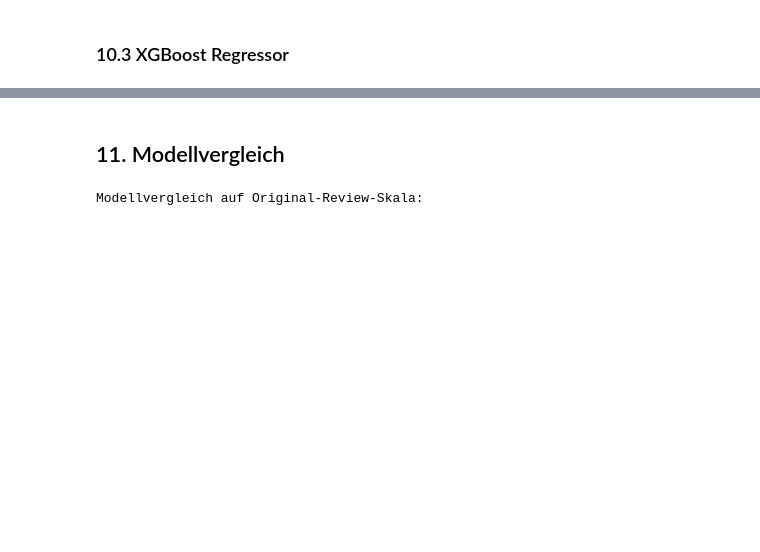
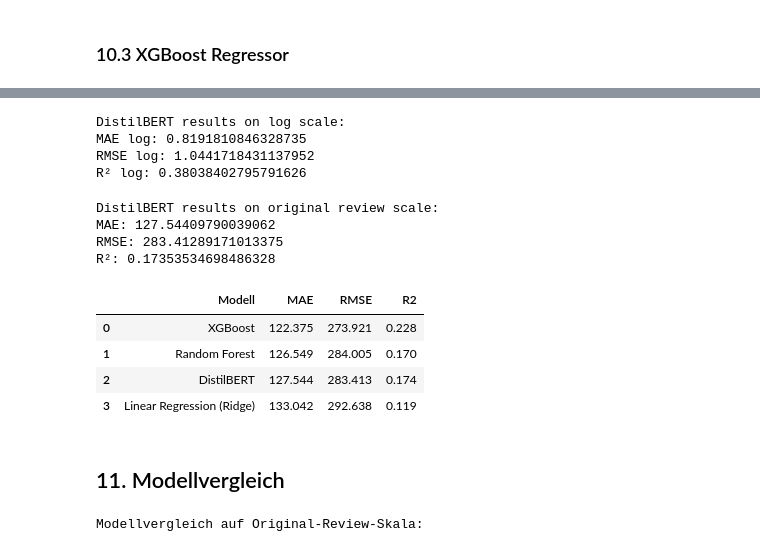
Before and after one commit to codesbyPJ/Steam-Sales-Prediction, a Jupyter notebook: steam_sales_prediction.ipynb, the cells around one changed output, grey strips where cells are left out. Cells and saved outputs as stored; diff of their text form; code cells hidden in the pictures; blank space fills up the shorter version.

```diff
--- a/steam_sales_prediction.ipynb
+++ b/steam_sales_prediction.ipynb
@@ -658,3 +1005,69 @@ else:
+# %%
+# ------------------------------------------------------------
+# 10. Metrics on log scale
+# ------------------------------------------------------------
+
+mae_log = mean_absolute_error(distilbert_true_log, distilbert_preds_log)
+rmse_log = np.sqrt(mean_squared_error(distilbert_true_log, distilbert_preds_log))
+r2_log = r2_score(distilbert_true_log, distilbert_preds_log)
+
+print("DistilBERT results on log scale:")
+print("MAE log:", mae_log)
+print("RMSE log:", rmse_log)
+print("R² log:", r2_log)
+# %% [output]
+DistilBERT results on log scale:
+MAE log: 0.8191810846328735
+RMSE log: 1.0441718431137952
+R² log: 0.38038402795791626
+# %%
+# ------------------------------------------------------------
+# 11. Metrics on original review scale
+# ------------------------------------------------------------
+
+y_true_distilbert = np.expm1(distilbert_true_log)
+y_pred_distilbert = np.expm1(distilbert_preds_log)
+
+# Avoid negative predictions after transformation
+y_pred_distilbert = np.maximum(y_pred_distilbert, 0)
+
+mae = mean_absolute_error(y_true_distilbert, y_pred_distilbert)
+rmse = np.sqrt(mean_squared_error(y_true_distilbert, y_pred_distilbert))
+r2 = r2_score(y_true_distilbert, y_pred_distilbert)
+
+print("DistilBERT results on original review scale:")
+print("MAE:", mae)
+print("RMSE:", rmse)
+print("R²:", r2)
+# %% [output]
+DistilBERT results on original review scale:
+MAE: 127.54409790039062
+RMSE: 283.41289171013375
+R²: 0.17353534698486328
+# %%
+# ------------------------------------------------------------
+# 12. Add DistilBERT to your comparison table
+# ------------------------------------------------------------
+
+results["DistilBERT"] = {
+    "Modell": "DistilBERT",
+    "MAE": mae,
+    "RMSE": rmse,
+    "R2": r2
+}
+
+predictions["DistilBERT"] = y_pred_distilbert
+
+results_df = pd.DataFrame(results.values())
+results_df = results_df.sort_values("MAE").reset_index(drop=True)
+
+display(results_df.round(3))
+# %% [output]
+|  | Modell | MAE | RMSE | R2 |
+| 0 | XGBoost | 122.375 | 273.921 | 0.228 |
+| 1 | Random Forest | 126.549 | 284.005 | 0.170 |
+| 2 | DistilBERT | 127.544 | 283.413 | 0.174 |
+| 3 | Linear Regression (Ridge) | 133.042 | 292.638 | 0.119 |
 # %% [markdown]
 ## 11. Modellvergleich
 # %%
```
Also changed, not shown: parts of 27 cells of this notebook, 3 other files.
